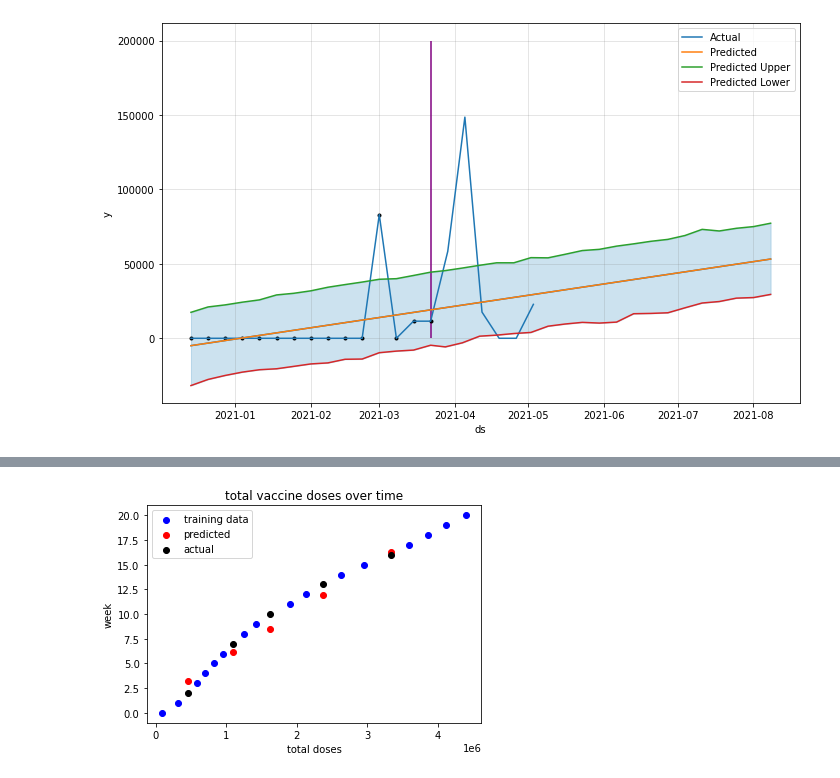
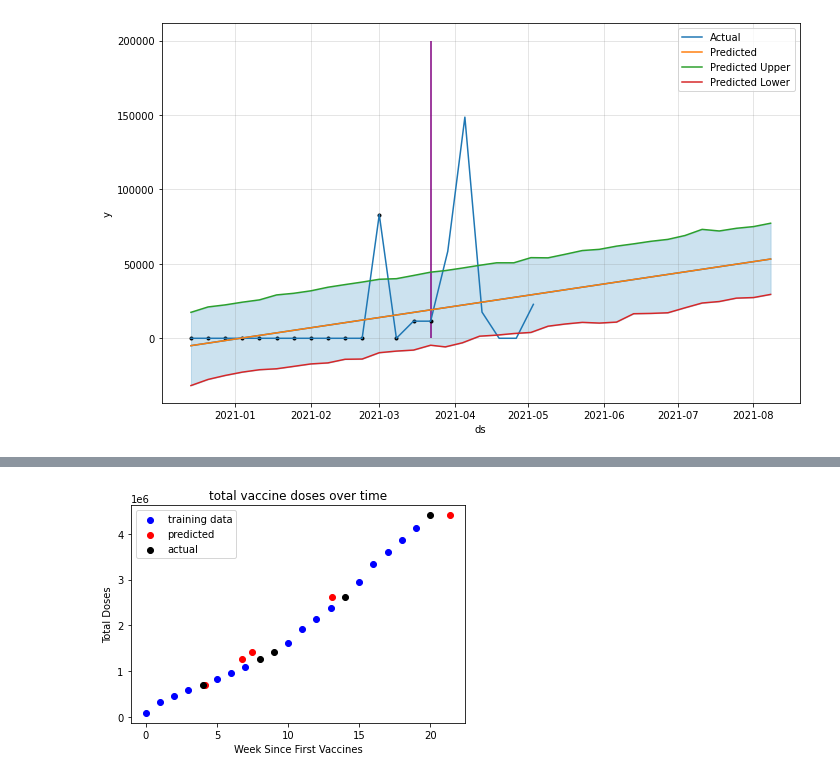
Before and after one commit to Pacifistic/CS418-Final-Project, a Jupyter notebook: Covid-19 Vaccine Distribution.ipynb, the cells around one changed output, grey strips where cells are left out. Saved outputs shown, nothing was run; the diff lists cells and outputs as text; code cells hidden in the pictures.

Commit message:
flipped linear model graph

```diff
--- a/Covid-19 Vaccine Distribution.ipynb
+++ b/Covid-19 Vaccine Distribution.ipynb
@@ -374,13 +374,13 @@ xtrain, xtest, ytrain, ytest = train_test_split(data, target, test_size=.2)
 model.fit(xtrain,ytrain)
 prediction = model.predict(xtest)
 predictionDone = model.predict(np.array(11403000).reshape(-1, 1))
-plt.scatter(xtrain,ytrain,color='blue')
-plt.scatter(xtest,prediction,color='red')
-plt.scatter(xtest,ytest,color='black')
+plt.scatter(ytrain,xtrain,color='blue')
+plt.scatter(prediction,xtest,color='red')
+plt.scatter(ytest,xtest,color='black')
 plt.legend(['training data','predicted','actual']);
 plt.title('total vaccine doses over time')
-plt.ylabel('week')
-plt.xlabel('total doses')
+plt.ylabel('Total Doses')
+plt.xlabel('Week Since First Vaccines')
 
 print('model MSE: ',mean_squared_error(ytest, prediction))
 print('predicted date of 90% vaccination: ',IllinoisTotal['Week'][0]+datetime.timedelta(weeks=predictionDone[0]))
@@ -390 +390 @@ predicted date of 90% vaccination:  2021-12-17 13:56:14.066606
-[figure, old version]
+[figure, new version]
```
Also changed, not shown: parts of 1 cell of this notebook.
